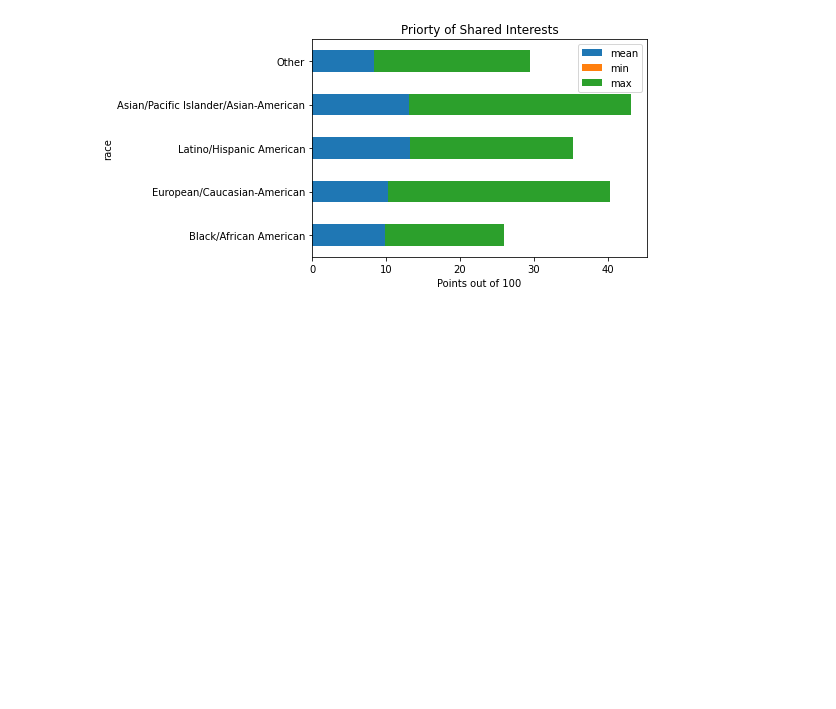
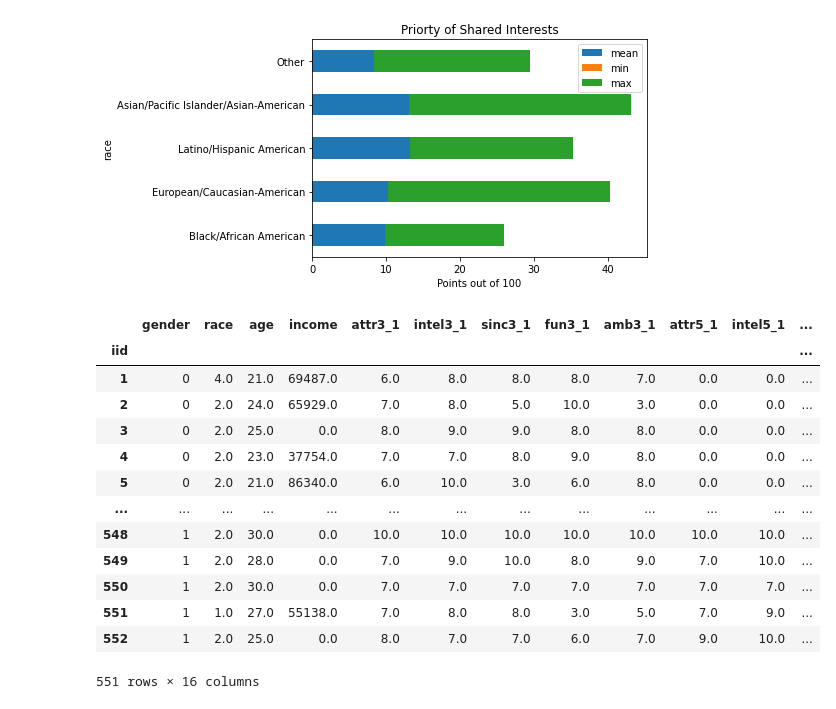
Before and after one commit to okwan91/Speed_dating, a Jupyter notebook: Notebooks/Graphs.ipynb, the cells around one changed output. Cells and saved outputs as stored; diff of their text form; code cells hidden in the pictures; blank space fills up the shorter version.

```diff
--- a/Notebooks/Graphs.ipynb
+++ b/Notebooks/Graphs.ipynb
@@ -166,3 +166,26 @@ Text(0.5, 0, 'Points out of 100')
 [figure]
 [figure]
 [figure]
+# %%
+market = ['attr5_1','intel5_1','sinc5_1','fun5_1','amb5_1']
+self = ['attr3_1','intel3_1','sinc3_1','fun3_1','amb3_1']
+scores = data[['iid','gender','race','age','income','attr3_1','intel3_1','sinc3_1','fun3_1','amb3_1','attr5_1','intel5_1','sinc5_1','fun5_1','amb5_1']].copy().fillna(0)
+scores['Total Market Rating'] = scores[market].sum(axis=1)
+scores['Total Self Rating'] = scores[self].sum(axis=1)
+grouped = scores.groupby('iid').agg('max')
+grouped
+# %% [output]
+|  | gender | race | age | income | attr3_1 | intel3_1 | sinc3_1 | fun3_1 | amb3_1 | attr5_1 | intel5_1 | ... |
+| iid |  |  |  |  |  |  |  |  |  |  |  | ... |
+| 1 | 0 | 4.0 | 21.0 | 69487.0 | 6.0 | 8.0 | 8.0 | 8.0 | 7.0 | 0.0 | 0.0 | ... |
+| 2 | 0 | 2.0 | 24.0 | 65929.0 | 7.0 | 8.0 | 5.0 | 10.0 | 3.0 | 0.0 | 0.0 | ... |
+| 3 | 0 | 2.0 | 25.0 | 0.0 | 8.0 | 9.0 | 9.0 | 8.0 | 8.0 | 0.0 | 0.0 | ... |
+| 4 | 0 | 2.0 | 23.0 | 37754.0 | 7.0 | 7.0 | 8.0 | 9.0 | 8.0 | 0.0 | 0.0 | ... |
+| 5 | 0 | 2.0 | 21.0 | 86340.0 | 6.0 | 10.0 | 3.0 | 6.0 | 8.0 | 0.0 | 0.0 | ... |
+| ... | ... | ... | ... | ... | ... | ... | ... | ... | ... | ... | ... | ... |
+| 548 | 1 | 2.0 | 30.0 | 0.0 | 10.0 | 10.0 | 10.0 | 10.0 | 10.0 | 10.0 | 10.0 | ... |
+| 549 | 1 | 2.0 | 28.0 | 0.0 | 7.0 | 9.0 | 10.0 | 8.0 | 9.0 | 7.0 | 10.0 | ... |
+| 550 | 1 | 2.0 | 30.0 | 0.0 | 7.0 | 7.0 | 7.0 | 7.0 | 7.0 | 7.0 | 7.0 | ... |
+| 551 | 1 | 1.0 | 27.0 | 55138.0 | 7.0 | 8.0 | 8.0 | 3.0 | 5.0 | 7.0 | 9.0 | ... |
+| 552 | 1 | 2.0 | 25.0 | 0.0 | 8.0 | 7.0 | 7.0 | 6.0 | 7.0 | 9.0 | 10.0 | ... |
+551 rows × 16 columns
```
Also changed, not shown: parts of 3 cells of this notebook.
